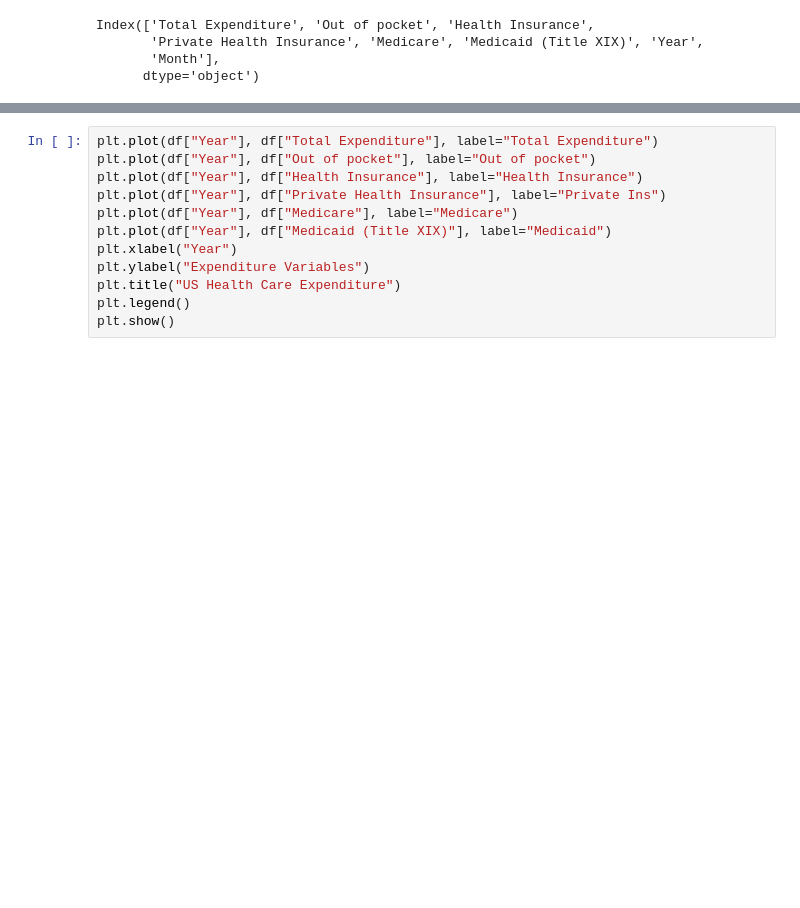
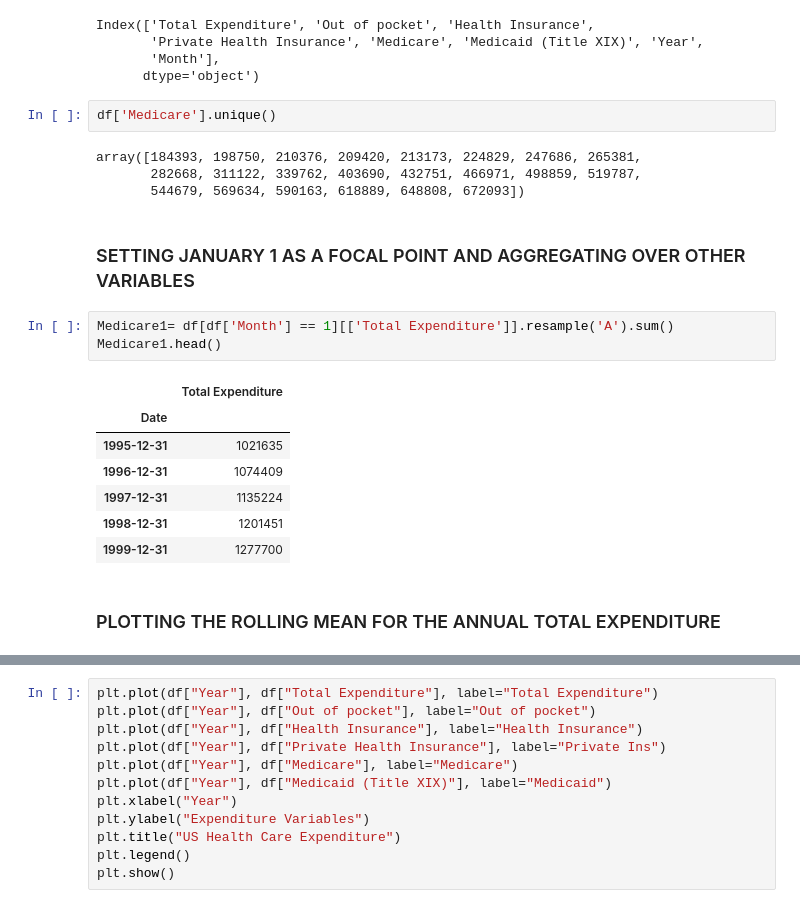
Before and after one commit to judesgit/GA-Data_Science, a Jupyter notebook: projects/final-project/Jude Nwosu -- GA Project -- HealthCare Final Project.ipynb, the cells around one changed output, grey strips where cells are left out. Cells and saved outputs as stored; diff of their text form; blank space fills up the shorter version.

```diff
--- a/projects/final-project/Jude Nwosu -- GA Project -- HealthCare Final Project.ipynb
+++ b/projects/final-project/Jude Nwosu -- GA Project -- HealthCare Final Project.ipynb
@@ -102,3 +102,24 @@ Index(['Total Expenditure', 'Out of pocket', 'Health Insurance',
        'Private Health Insurance', 'Medicare', 'Medicaid (Title XIX)', 'Year',
        'Month'],
       dtype='object')
+# %%
+df['Medicare'].unique()
+# %% [output]
+array([184393, 198750, 210376, 209420, 213173, 224829, 247686, 265381,
+       282668, 311122, 339762, 403690, 432751, 466971, 498859, 519787,
+       544679, 569634, 590163, 618889, 648808, 672093])
+# %% [markdown]
+### SETTING JANUARY 1 AS A FOCAL POINT AND AGGREGATING OVER OTHER VARIABLES
+# %%
+Medicare1= df[df['Month'] == 1][['Total Expenditure']].resample('A').sum()
+Medicare1.head()
+# %% [output]
+|  | Total Expenditure |
+| Date |  |
+| 1995-12-31 | 1021635 |
+| 1996-12-31 | 1074409 |
+| 1997-12-31 | 1135224 |
+| 1998-12-31 | 1201451 |
+| 1999-12-31 | 1277700 |
+# %% [markdown]
+### PLOTTING THE ROLLING MEAN FOR THE ANNUAL TOTAL EXPENDITURE
```
Also changed, not shown: parts of 14 cells of this notebook.
